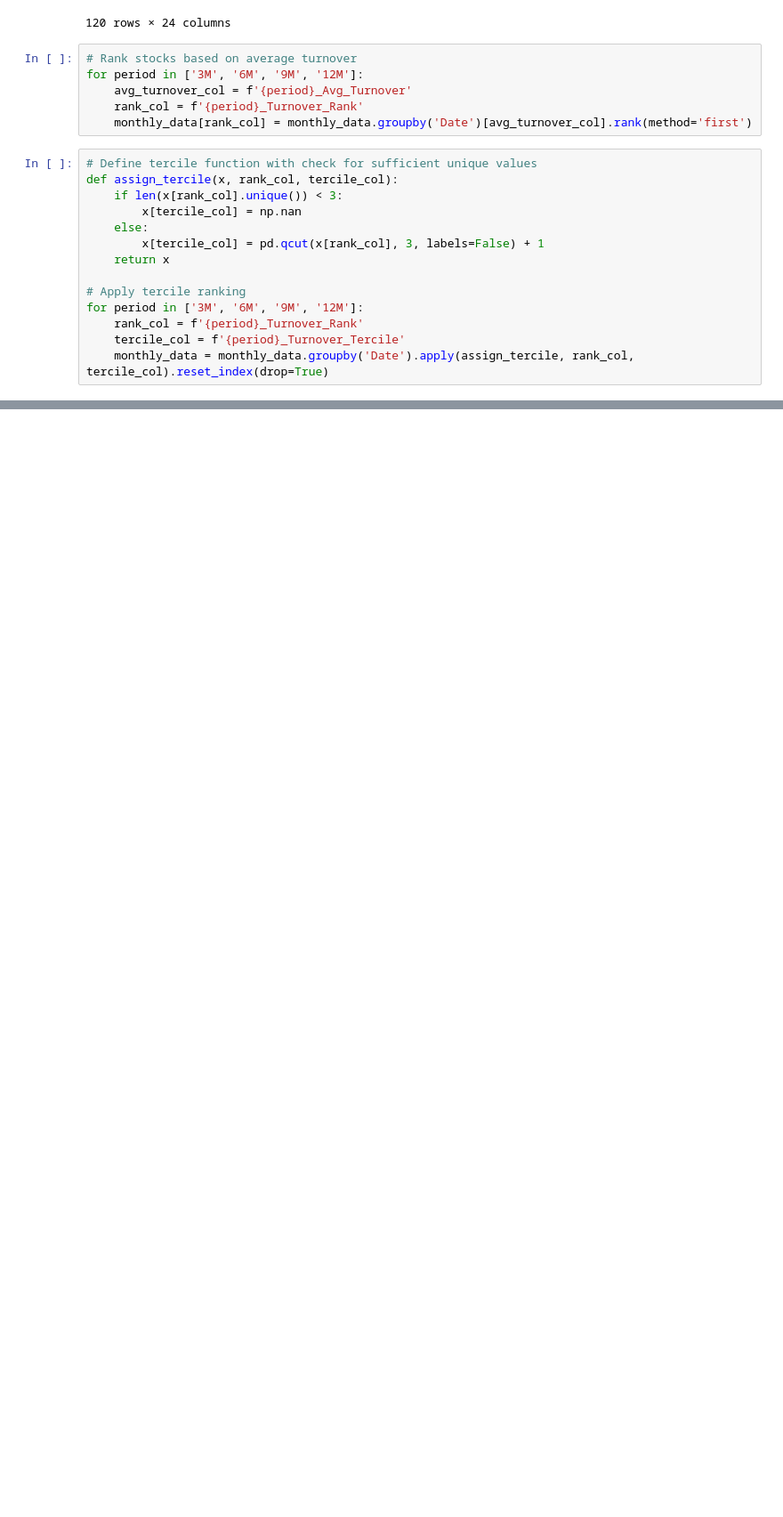
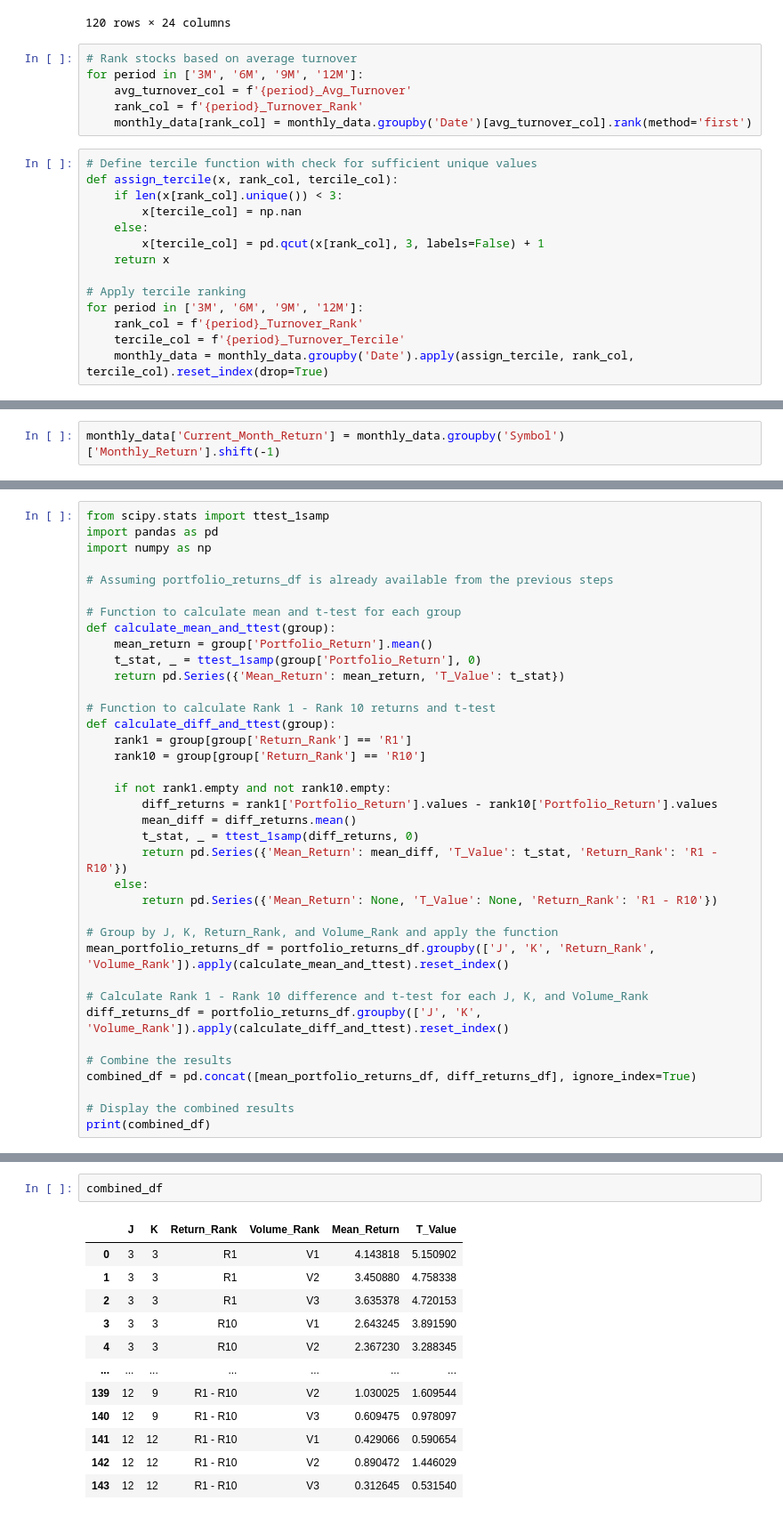
Before and after one commit to rakeshbali31/PriceMomentumAndTradingVolume, a Jupyter notebook: MomentumAndTurnover.ipynb, the cells around one changed output, grey strips where cells are left out. Shown at 89% size. Cells and saved outputs as stored; diff of their text form; blank space fills up the shorter version.

```diff
--- a/MomentumAndTurnover.ipynb
+++ b/MomentumAndTurnover.ipynb
@@ -194,0 +164,2 @@ portfolio_returns.to_csv('portfolio_returns.csv')
+# %%
+monthly_data['Current_Month_Return'] = monthly_data.groupby('Symbol')['Monthly_Return'].shift(-1)
@@ -194,0 +342,37 @@ portfolio_returns.to_csv('portfolio_returns.csv')
+# %%
+from scipy.stats import ttest_1samp
+import pandas as pd
+import numpy as np
+
+# Assuming portfolio_returns_df is already available from the previous steps
+
+# Function to calculate mean and t-test for each group
+def calculate_mean_and_ttest(group):
+    mean_return = group['Portfolio_Return'].mean()
+    t_stat, _ = ttest_1samp(group['Portfolio_Return'], 0)
+    return pd.Series({'Mean_Return': mean_return, 'T_Value': t_stat})
+
+# Function to calculate Rank 1 - Rank 10 returns and t-test
+def calculate_diff_and_ttest(group):
+    rank1 = group[group['Return_Rank'] == 'R1']
+    rank10 = group[group['Return_Rank'] == 'R10']
+
+    if not rank1.empty and not rank10.empty:
+        diff_returns = rank1['Portfolio_Return'].values - rank10['Portfolio_Return'].values
+        mean_diff = diff_returns.mean()
+        t_stat, _ = ttest_1samp(diff_returns, 0)
+        return pd.Series({'Mean_Return': mean_diff, 'T_Value': t_stat, 'Return_Rank': 'R1 - R10'})
+    else:
+        return pd.Series({'Mean_Return': None, 'T_Value': None, 'Return_Rank': 'R1 - R10'})
+
+# Group by J, K, Return_Rank, and Volume_Rank and apply the function
+mean_portfolio_returns_df = portfolio_returns_df.groupby(['J', 'K', 'Return_Rank', 'Volume_Rank']).apply(calculate_mean_and_ttest).reset_index()
+
+# Calculate Rank 1 - Rank 10 difference and t-test for each J, K, and Volume_Rank
+diff_returns_df = portfolio_returns_df.groupby(['J', 'K', 'Volume_Rank']).apply(calculate_diff_and_ttest).reset_index()
+
+# Combine the results
+combined_df = pd.concat([mean_portfolio_returns_df, diff_returns_df], ignore_index=True)
+
+# Display the combined results
+print(combined_df)
@@ -194,0 +394,15 @@ portfolio_returns.to_csv('portfolio_returns.csv')
+# %%
+combined_df
+# %% [output]
+|  | J | K | Return_Rank | Volume_Rank | Mean_Return | T_Value |
+| 0 | 3 | 3 | R1 | V1 | 4.143818 | 5.150902 |
+| 1 | 3 | 3 | R1 | V2 | 3.450880 | 4.758338 |
+| 2 | 3 | 3 | R1 | V3 | 3.635378 | 4.720153 |
+| 3 | 3 | 3 | R10 | V1 | 2.643245 | 3.891590 |
+| 4 | 3 | 3 | R10 | V2 | 2.367230 | 3.288345 |
+| ... | ... | ... | ... | ... | ... | ... |
+| 139 | 12 | 9 | R1 - R10 | V2 | 1.030025 | 1.609544 |
+| 140 | 12 | 9 | R1 - R10 | V3 | 0.609475 | 0.978097 |
+| 141 | 12 | 12 | R1 - R10 | V1 | 0.429066 | 0.590654 |
+| 142 | 12 | 12 | R1 - R10 | V2 | 0.890472 | 1.446029 |
+| 143 | 12 | 12 | R1 - R10 | V3 | 0.312645 | 0.531540 |
```
Also changed, not shown: parts of 21 cells of this notebook, 2 other files.
